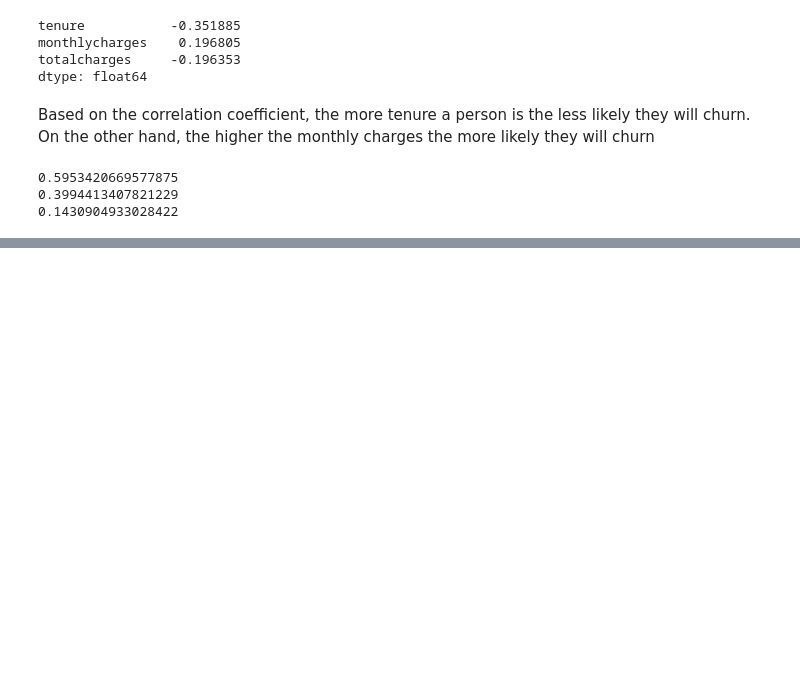
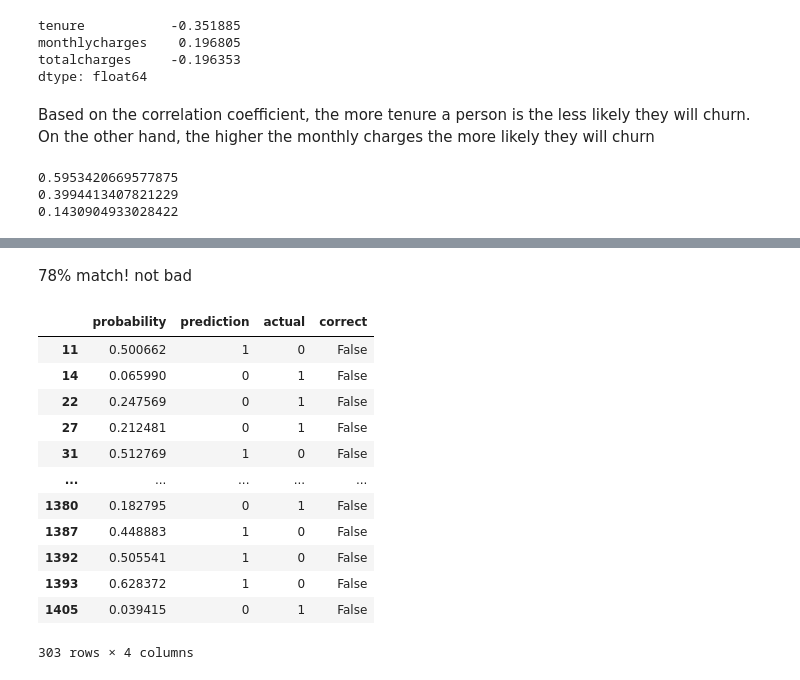
Before and after one commit to pyjom/ml-zoomcamp-2025, a Jupyter notebook: week3/week3.ipynb, the cells around one changed output, grey strips where cells are left out. Saved outputs shown, nothing was run; the diff lists cells and outputs as text; code cells hidden in the pictures; blank space fills up the shorter version.

```diff
--- a/week3/week3.ipynb
+++ b/week3/week3.ipynb
@@ -609,0 +940,23 @@ print(df_full_train[df_full_train['tenure'] > 24].churn.mean()) # > 24 months in
+# %% [markdown]
+78% match! not bad
+# %%
+df_pred = pd.DataFrame()
+df_pred['probability'] = y_pred
+df_pred['prediction'] = churn_decision.astype(int)
+df_pred['actual'] = y_val
+df_pred['correct'] = df_pred['prediction'] == df_pred['actual']
+df_pred[df_pred['correct'] == False]
+# %% [output]
+|  | probability | prediction | actual | correct |
+| 11 | 0.500662 | 1 | 0 | False |
+| 14 | 0.065990 | 0 | 1 | False |
+| 22 | 0.247569 | 0 | 1 | False |
+| 27 | 0.212481 | 0 | 1 | False |
+| 31 | 0.512769 | 1 | 0 | False |
+| ... | ... | ... | ... | ... |
+| 1380 | 0.182795 | 0 | 1 | False |
+| 1387 | 0.448883 | 1 | 0 | False |
+| 1392 | 0.505541 | 1 | 0 | False |
+| 1393 | 0.628372 | 1 | 0 | False |
+| 1405 | 0.039415 | 0 | 1 | False |
+303 rows × 4 columns
```
Also changed, not shown: parts of 46 cells of this notebook.
